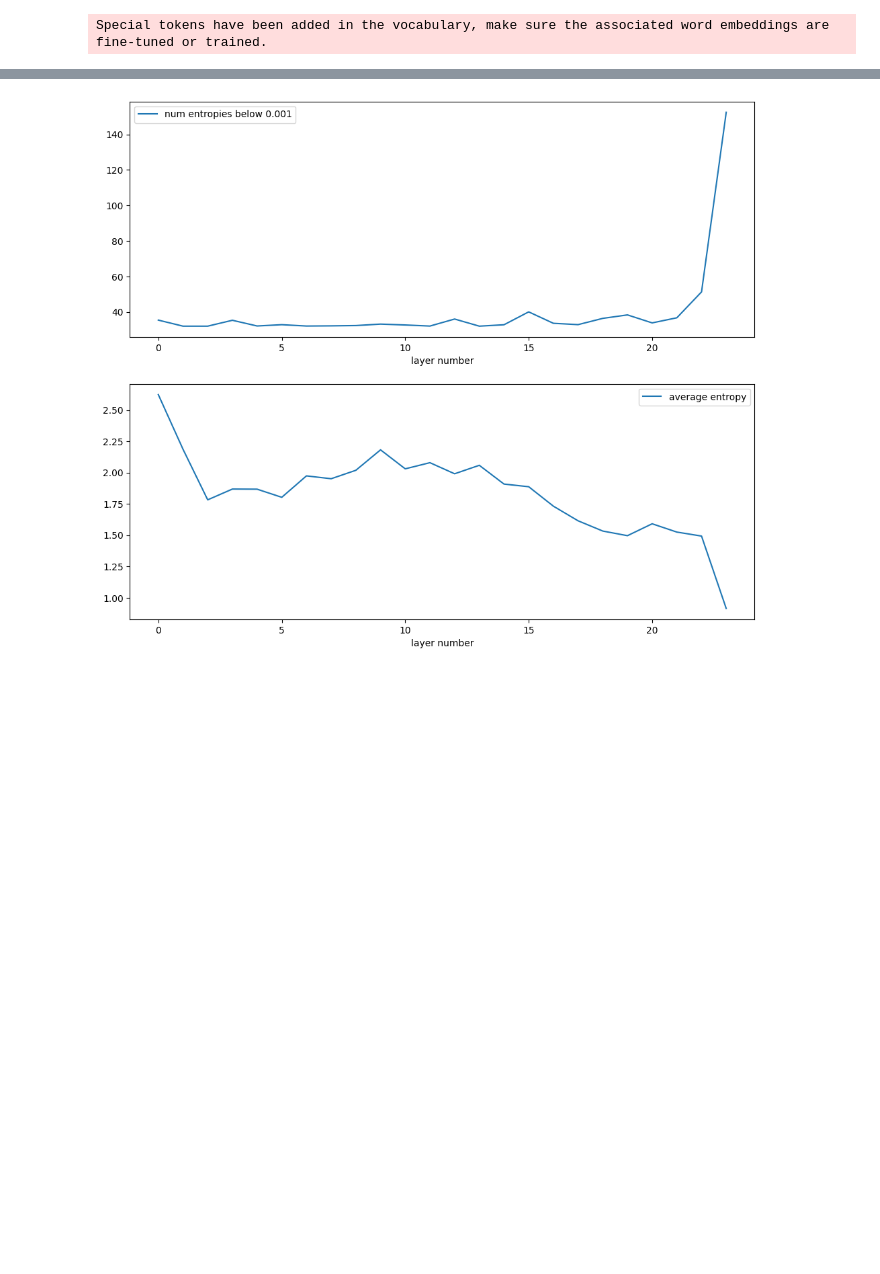
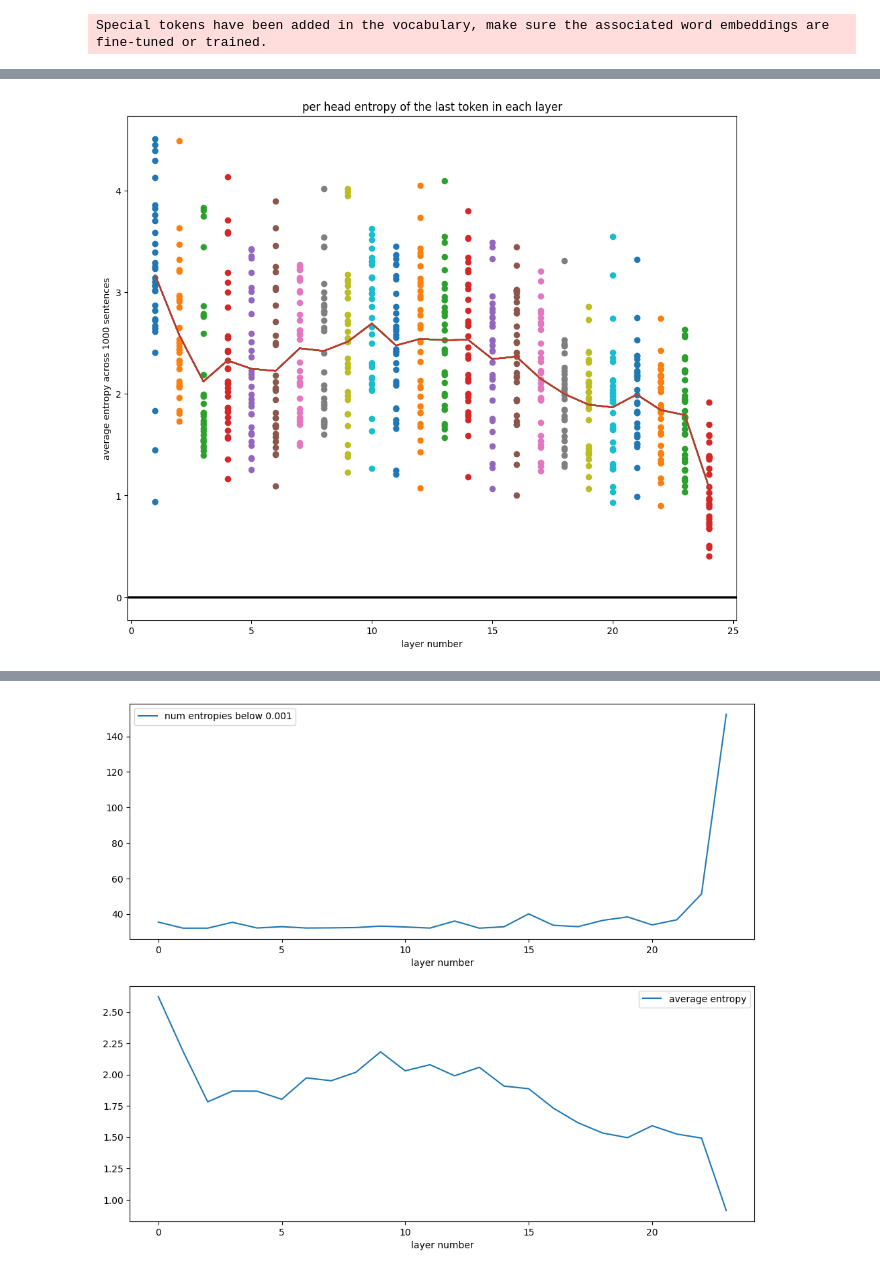
Before and after one commit to reeceshuttle/958, a Jupyter notebook: phi-1.5/phi_attention_score_analysis.ipynb, the cells around one changed output, grey strips where cells are left out. Saved outputs shown, nothing was run; the diff lists cells and outputs as text; code cells hidden in the pictures; blank space fills up the shorter version.

```diff
--- a/phi-1.5/phi_attention_score_analysis.ipynb
+++ b/phi-1.5/phi_attention_score_analysis.ipynb
@@ -109,0 +109,14 @@ tensor([ 35.4090,  32.0050,  32.0030,  35.3150,  32.1030,  32.8280,  32.0760,
+# %%
+# avg_entropies.shape -> [24, 32, 20]
+last_token_avg_entropies = avg_entropies[...,-1]
+fig2, axes2 = plt.subplots(nrows=1, ncols=1, figsize=(12,10))
+for layernum,layer in enumerate(last_token_avg_entropies):
+    # print(layer.shape)
+    y2 = layer.tolist()
+    axes2.scatter([layernum+1 for _ in range(len(y2))], y2)
+    axes2.plot(x,y)
+    axes2.set(title="per head entropy of the last token in each layer", xlabel='layer number', ylabel='average entropy across 1000 sentences')
+    plt.axhline(0, c='k')
+plt.show()
+# %% [output]
+[figure, added]
```
Also changed, not shown: parts of 13 cells of this notebook, 1 other file.
